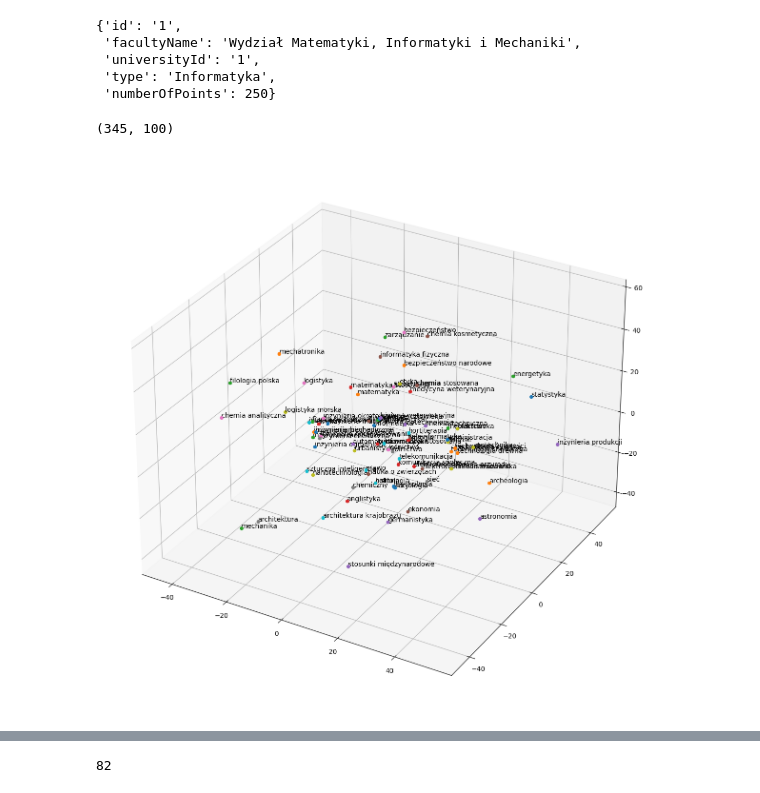
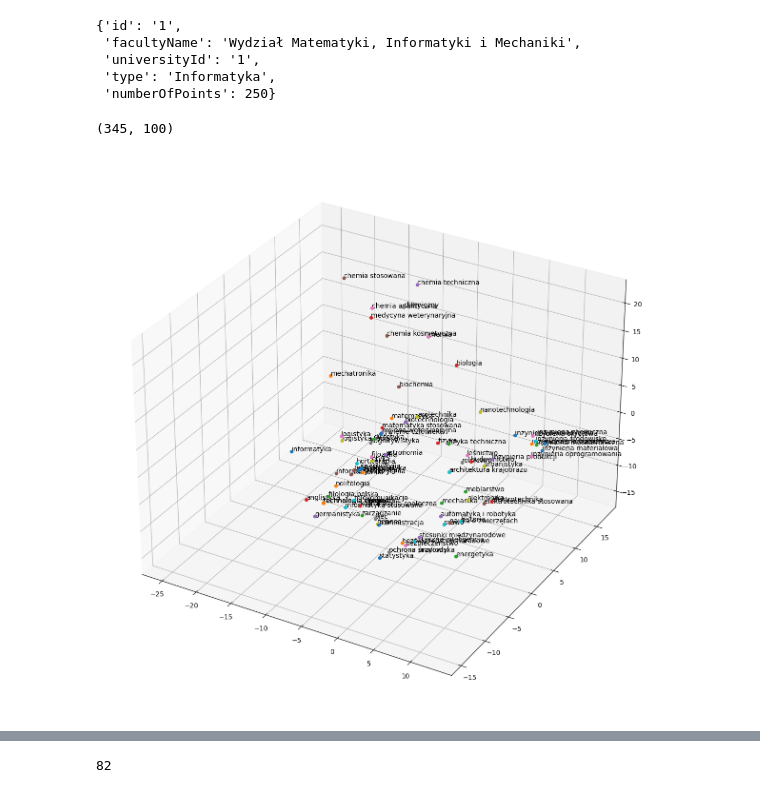
Before and after one commit to jakub-lat/hackyeah-2023, a Jupyter notebook: src/data/notebooks/embeddings.ipynb, the cells around one changed output, grey strips where cells are left out. Cells and saved outputs as stored; diff of their text form; code cells hidden in the pictures.

```diff
--- a/src/data/notebooks/embeddings.ipynb
+++ b/src/data/notebooks/embeddings.ipynb
@@ -214,6 +189,12 @@ def get_embed(x):
     try:
         v = glove.get_vector(x)
         # v = word2vec.get_vector(x)
+
+        # input_ids = torch.tensor(tokenizer.encode(
+        #     x
+        # )).unsqueeze(0)  # Batch size 1
+        # v = model(input_ids)[0][0].mean(axis=0)
+
     except:
         v = None
     return v
@@ -241,34 +222,37 @@ for i, x in enumerate(data):
     vectors.append(v)
     labels.append(fac)
 
+
 assert len(vectors) == len(labels), (len(vectors), len(labels))
+# vectors = np.array([v.detach().numpy() for v in vectors])
 vectors = np.array(vectors)
 print(vectors.shape)
-
-
-X_embedded = TSNE(
-    n_components=3, learning_rate='auto',
-    init='random', perplexity=2
-).fit_transform(vectors)
-
-fig = plt.figure(figsize=(15, 15))
-ax = fig.add_subplot(projection='3d')
-all_points = []
-added_facults = {}
-for i, (x, y, z) in enumerate(X_embedded):
-    # x += 0.83
-    # y -= 4.01
-    # z -= 0.39
-    if labels[i] in added_facults:
-        continue
-    else:
-        added_facults[labels[i]] = (str(x), str(y), str(z))
-    ax.scatter(x, y, z)
-    ax.text(x, y, z, labels[i])
-    all_points.append([x, y ,z])
 # %% [output]
 (345, 100)
-[figure, removed]
+# %%
+X_embedded = TSNE(
+    n_components=3, learning_rate='auto',
+    init='random', perplexity=10,
+    # early_exaggeration=10,
+).fit_transform(vectors)
+
+fig = plt.figure(figsize=(15, 15))
+ax = fig.add_subplot(projection='3d')
+all_points = []
+added_facults = {}
+for i, (x, y, z) in enumerate(X_embedded):
+    # x += 0.83
+    # y -= 4.01
+    # z -= 0.39
+    if labels[i] in added_facults:
+        continue
+    else:
+        added_facults[labels[i]] = (str(x), str(y), str(z))
+    ax.scatter(x, y, z)
+    ax.text(x, y, z, labels[i])
+    all_points.append([x, y ,z])
+# %% [output]
+[figure, added]
 # %%
 data[0]
 # %% [output]
```
Also changed, not shown: parts of 7 cells of this notebook, 6 other files.
